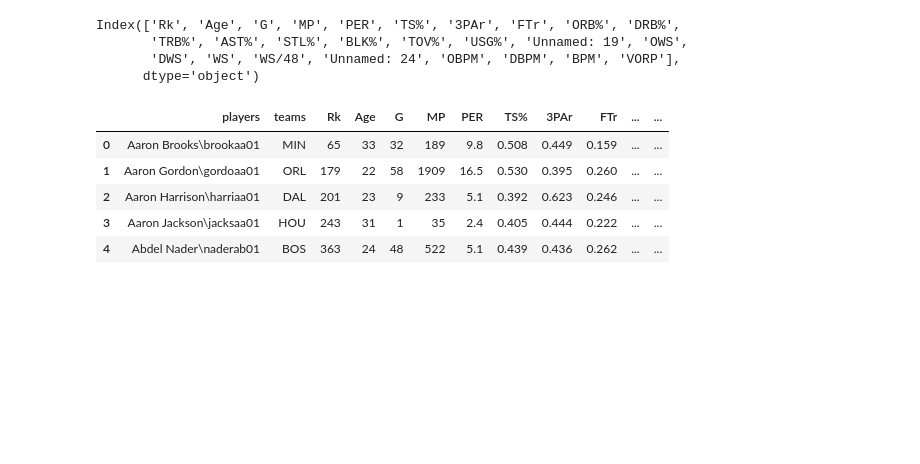
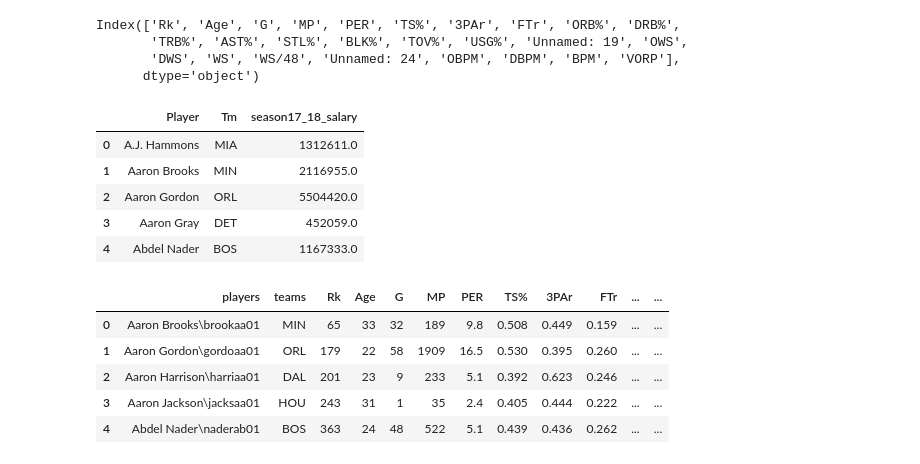
Before and after one commit to SanaRogers/ETL-Project, a Jupyter notebook: NBA_Players.ipynb, the cells around one changed output. Saved outputs shown, nothing was run; the diff lists cells and outputs as text; code cells hidden in the pictures; blank space fills up the shorter version.

```diff
--- a/NBA_Players.ipynb
+++ b/NBA_Players.ipynb
@@ -85,6 +86,16 @@ Index(['Rk', 'Age', 'G', 'MP', 'PER', 'TS%', '3PAr', 'FTr', 'ORB%', 'DRB%',
        'TRB%', 'AST%', 'STL%', 'BLK%', 'TOV%', 'USG%', 'Unnamed: 19', 'OWS',
        'DWS', 'WS', 'WS/48', 'Unnamed: 24', 'OBPM', 'DBPM', 'BPM', 'VORP'],
       dtype='object')
+# %%
+salary_final_df = sal_df.rename(columns = {'season17_18':'season17_18_salary'})
+salary_final_df.head()
+# %% [output]
+|  | Player | Tm | season17_18_salary |
+| 0 | A.J. Hammons | MIA | 1312611.0 |
+| 1 | Aaron Brooks | MIN | 2116955.0 |
+| 2 | Aaron Gordon | ORL | 5504420.0 |
+| 3 | Aaron Gray | DET | 452059.0 |
+| 4 | Abdel Nader | BOS | 1167333.0 |
 # %%
 stats_grp = stats_df.groupby(['Player','Tm'])
 # %%
```
Also changed, not shown: parts of 11 cells of this notebook, 7 other files.
